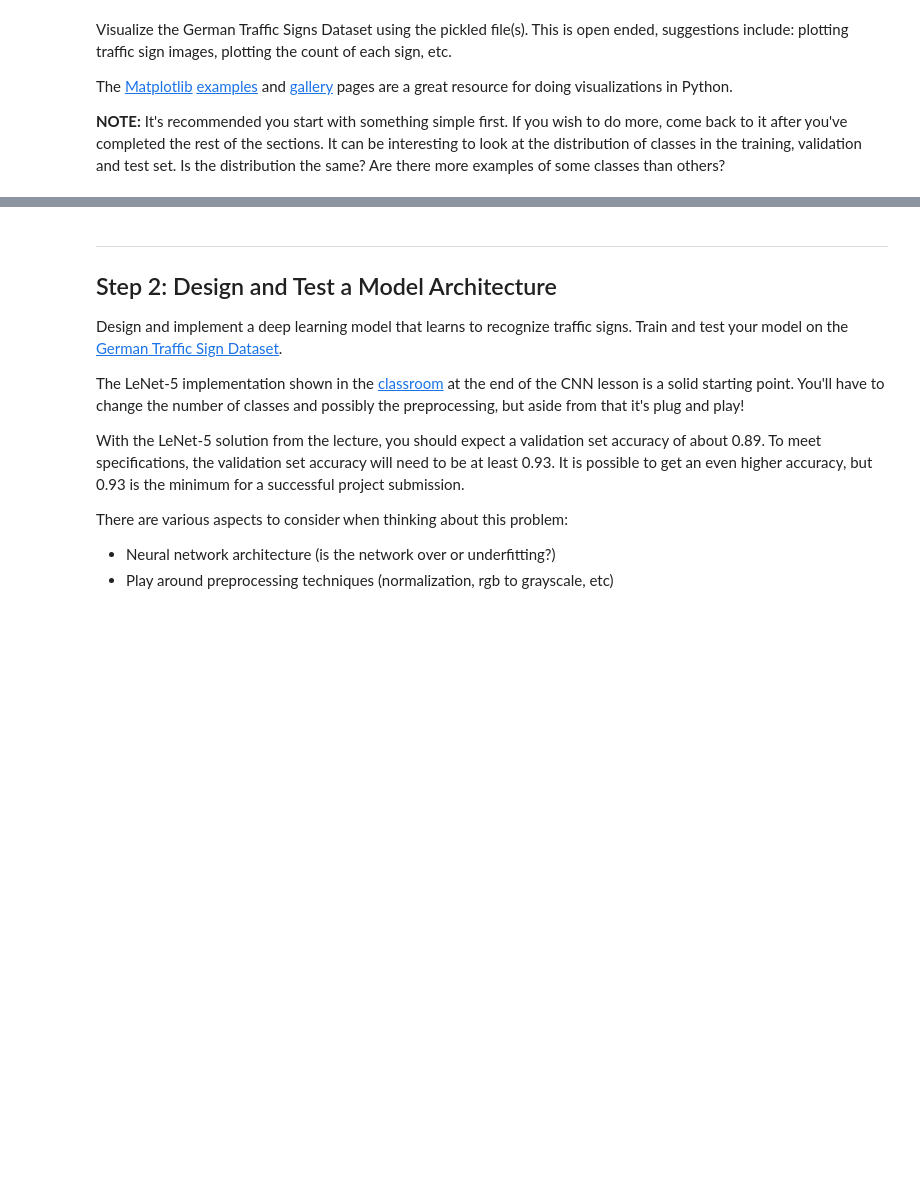
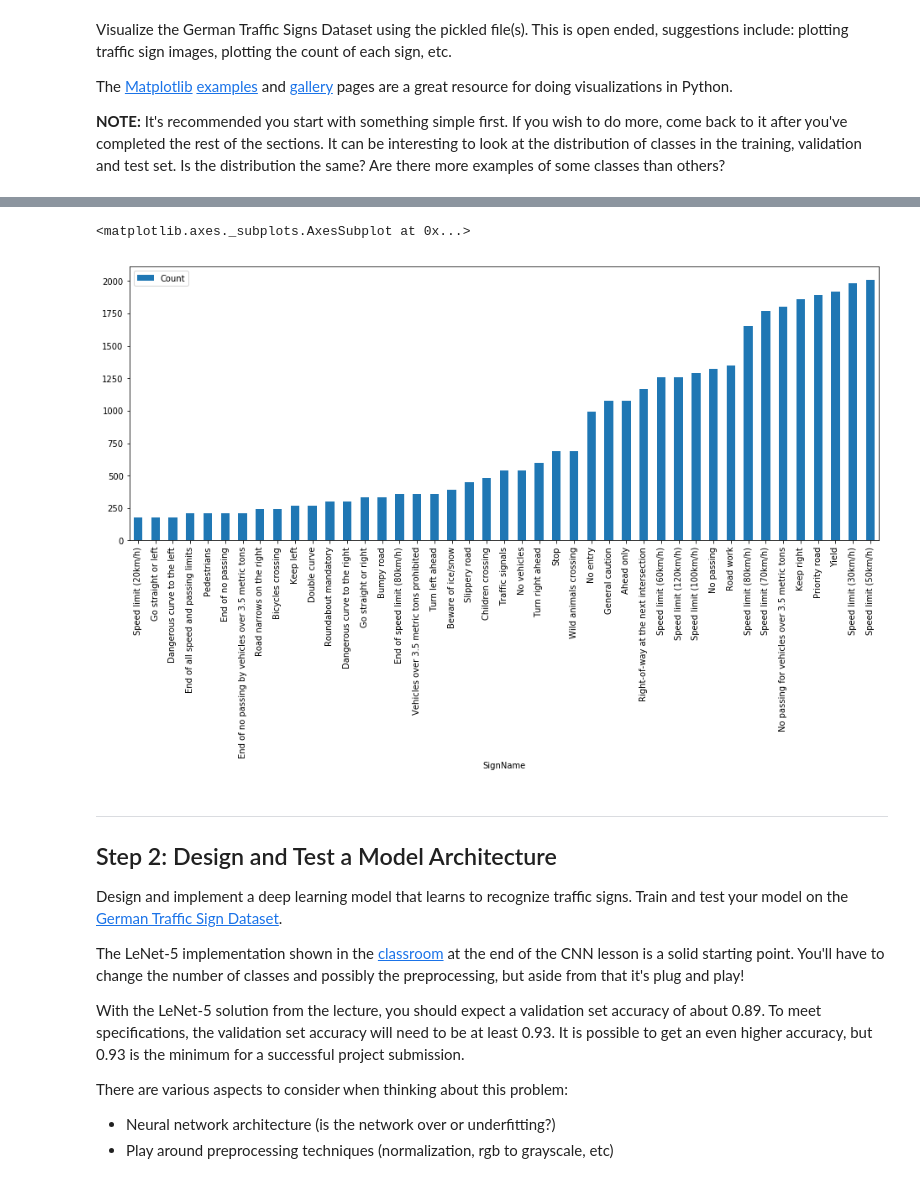
Before and after one commit to fqaiser94/CarND-Traffic-Sign-Classifier-Project, a Jupyter notebook: Traffic_Sign_Classifier.ipynb, the cells around one changed output, grey strips where cells are left out. Cells and saved outputs as stored; diff of their text form; code cells hidden in the pictures; blank space fills up the shorter version.

```diff
--- a/Traffic_Sign_Classifier.ipynb
+++ b/Traffic_Sign_Classifier.ipynb
@@ -102,0 +115,4 @@ import matplotlib.pyplot as plt
+# %%
+signnames = pd.read_csv(filepath_or_buffer='/home/fqaiser94/CarND-Traffic-Sign-Classifier-Project/signnames.csv')
+
+signnames.head()
@@ -103,3 +126,18 @@ import matplotlib.pyplot as plt
+# %%
+unique_elements, counts_elements = np.unique(y_train, return_counts=True)
+
+df = pd.DataFrame({'ClassId':unique_elements,
+                   'Count':counts_elements
+                  })
+
+df = pd.merge(df, signnames, on=['ClassId'])
+
+df = df.sort_values('Count')
+
+df.plot('SignName', 'Count', kind='bar')
+# %% [output]
+<matplotlib.axes._subplots.AxesSubplot at 0x...>
+[figure, added]
 # %% [markdown]
 ----
 
```
Also changed, not shown: parts of 20 cells of this notebook.
